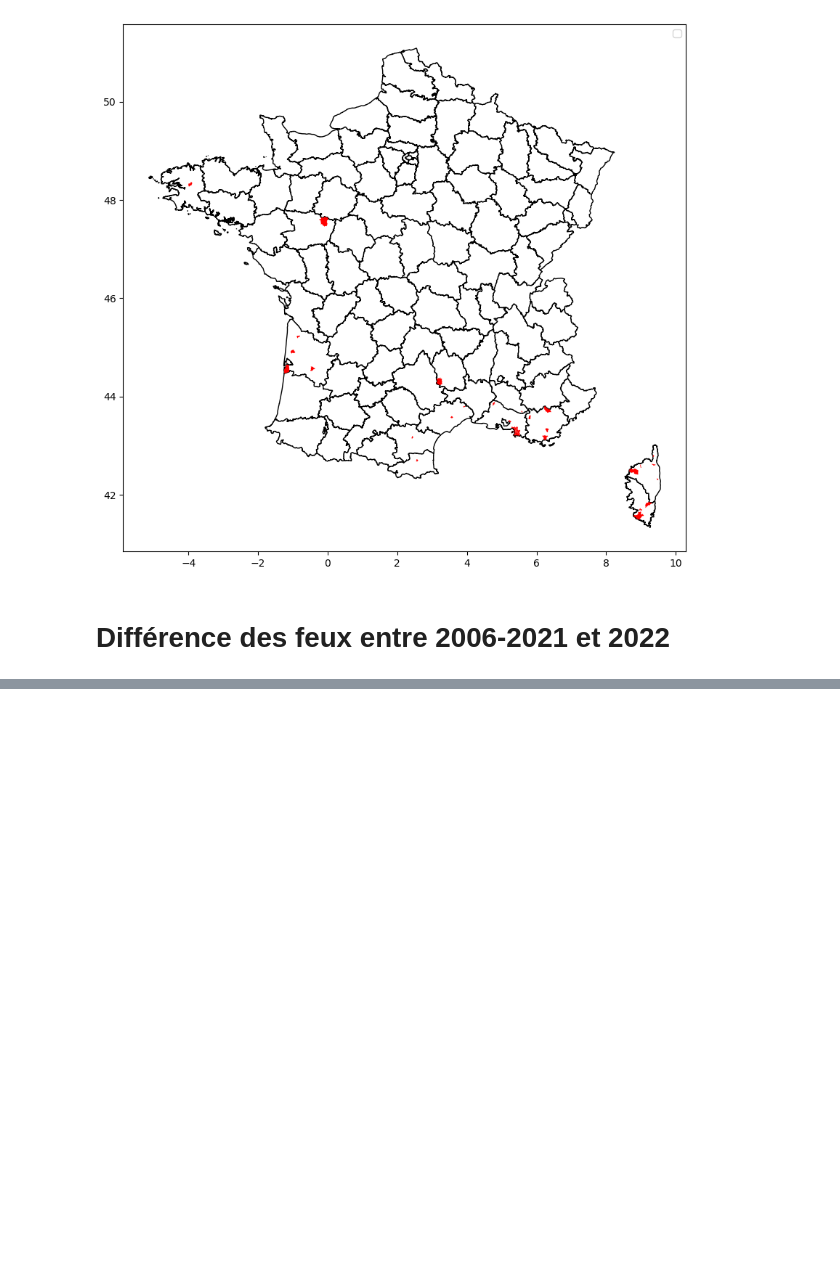
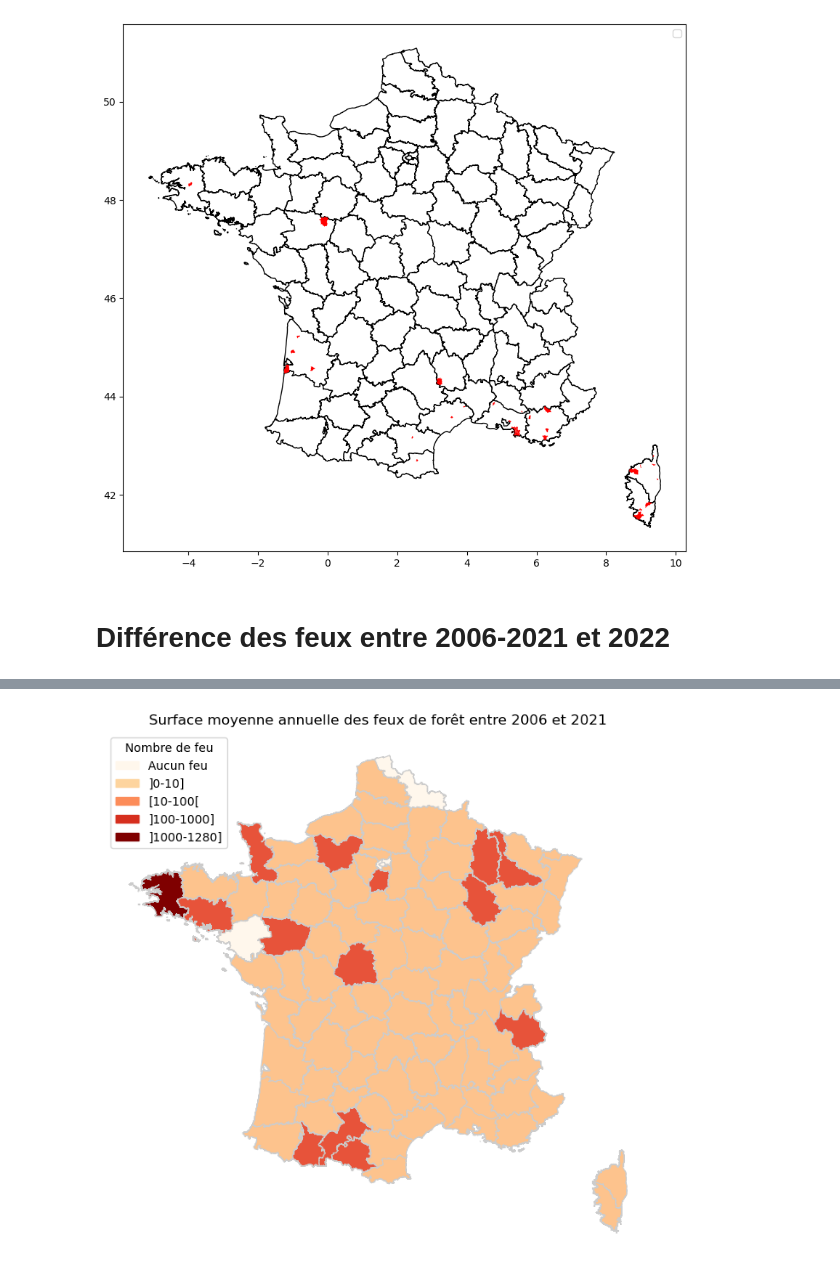
Before and after one commit to jjulietteschneider/Analyse-du-risque-des-feux-de-for-t, a Jupyter notebook: test_margaux.ipynb, the cells around one changed output, grey strips where cells are left out. Cells and saved outputs as stored; diff of their text form; code cells hidden in the pictures; blank space fills up the shorter version.

```diff
--- a/test_margaux.ipynb
+++ b/test_margaux.ipynb
@@ -586,0 +583,6 @@ plt.show()
+# %%
+df_moyenne_totale.loc[len(df_moyenne_totale)] = ['92',0]
+# %%
+df_moyenne_totale.loc[len(df_moyenne_totale)] = ['93',0]
+# %%
+df_moyenne_totale= df_moyenne_totale.set_index('Département')
@@ -586,0 +598,51 @@ plt.show()
+# %%
+def couleur_surface_moyenne(chiffre):
+    if chiffre==0:
+        return 0
+    elif chiffre < 10:
+        return 1
+    elif chiffre < 100:
+        return 2
+    elif chiffre < 1000:
+        return 3
+    elif chiffre < 1280:
+        return 4
+# %%
+dep['categorie_moyenne']=dep['Surface_moyenne_anuelle'].apply(couleur_surface_moyenne)
+
+from matplotlib.colors import to_rgba
+from matplotlib.patches import Patch
+# Supposons que "dep" est votre GeoDataFrame et "nb_feu" est la colonne que vous voulez représenter
+# Vous pouvez remplacer la colormap par celle de votre choix, par exemple "viridis", "plasma", "inferno", etc.
+cmap_name = 'OrRd'
+
+# Définir la plage de valeurs pour la colormap
+vmin, vmax = dep['categorie_moyenne'].min(), dep['categorie_moyenne'].max()
+
+# Créer la figure et les axes
+fig, ax = plt.subplots(1, 1, figsize=(10, 8))
+
+# Utiliser la méthode plot avec l'argument cmap pour personnaliser le gradient de couleurs
+plot = dep.plot(column="categorie_moyenne", cmap=cmap_name, linewidth=0.8, ax=ax, edgecolor='0.8', legend=False, vmin=vmin, vmax=vmax)
+
+# Récupérer les couleurs de la colormap
+cmap = plt.cm.get_cmap(cmap_name)
+colors = [to_rgba(cmap(i)) for i in range(cmap.N)]
+
+# Personnaliser l'affichage de la légende
+legend_labels = ['Aucun feu',']0-10]', '[10-100[', ']100-1000]', ']1000-1280]']  # Remplacez par les descriptions de votre choix
+legend_patches = [Patch(color=colors[0], label=legend_labels[0]),
+                  Patch(color=colors[64], label=legend_labels[1]), Patch(color=colors[128], label=legend_labels[2]), Patch(color=colors[192], label=legend_labels[3]), Patch(color=colors[255], label=legend_labels[4])]
+
+ax.legend(handles=legend_patches, loc='upper left', title='Nombre de feu')
+
+# Masquer les axes
+ax.set_axis_off()
+
+# Ajouter un titre à la carte
+plt.title('Surface moyenne annuelle des feux de forêt entre 2006 et 2021 (en hA)')
+
+# Afficher la carte
+plt.show()
+# %% [output]
+[figure, added]
```
Also changed, not shown: parts of 24 cells of this notebook, 1 other file.
